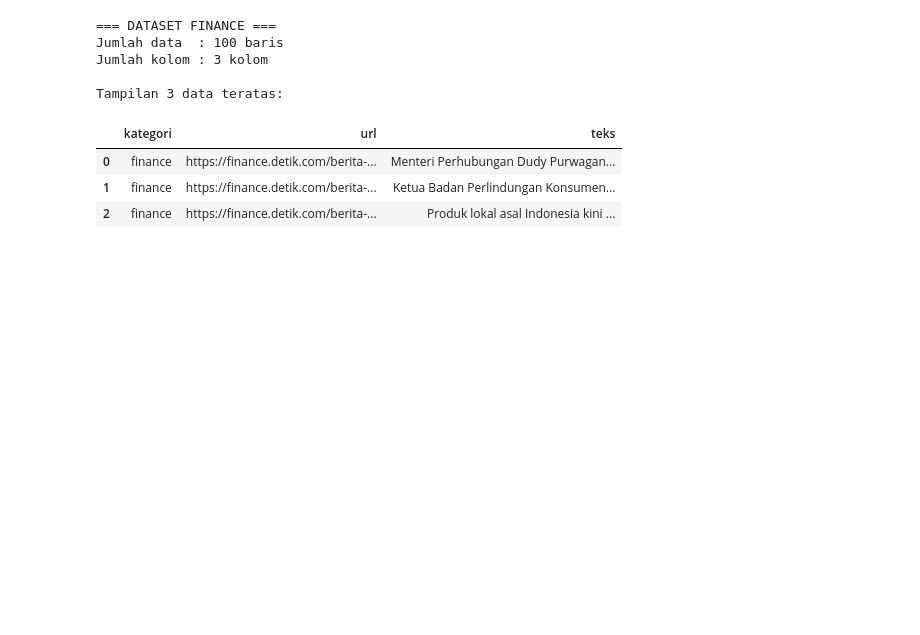
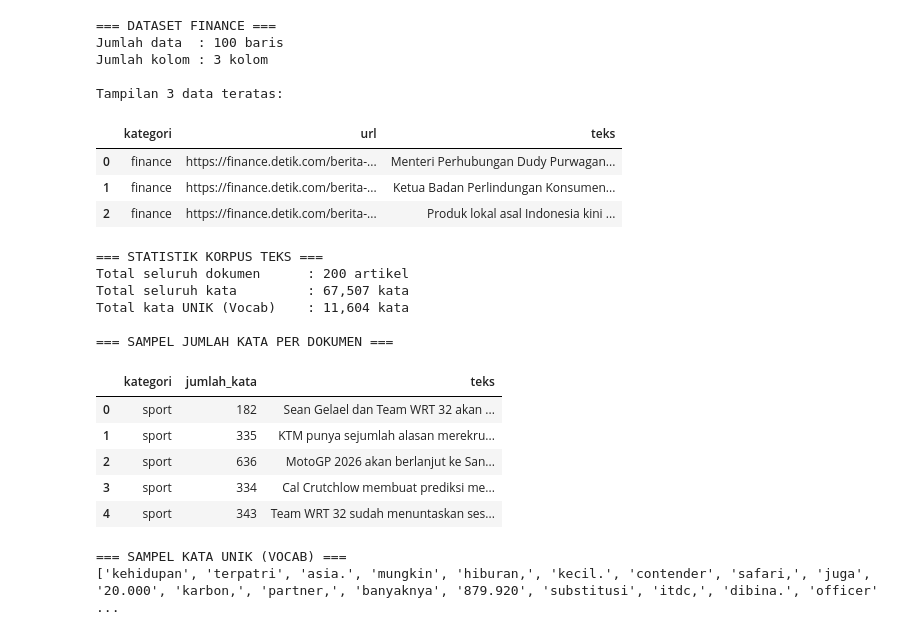
Before and after one commit to fznnfitrah/ppw, a Jupyter notebook: ppw/scraping-data.ipynb, the cells around one changed output. Saved outputs shown, nothing was run; the diff lists cells and outputs as text; code cells hidden in the pictures; blank space fills up the shorter version.

Commit message:
pertemuan 2: mengubah dataset menjadi lebih terstruktur

```diff
--- a/ppw/scraping-data.ipynb
+++ b/ppw/scraping-data.ipynb
@@ -201,3 +202,15 @@ Tampilan 3 data teratas:
 | 0 | finance | https://finance.detik.com/berita-... | Menteri Perhubungan Dudy Purwagan... |
 | 1 | finance | https://finance.detik.com/berita-... | Ketua Badan Perlindungan Konsumen... |
 | 2 | finance | https://finance.detik.com/berita-... | Produk lokal asal Indonesia kini ... |
+# %%
+# Menggabungkan kedua dataset (100 sport + 100 finance = 200 data)
+df_all = pd.concat([df_sport, df_finance], ignore_index=True)
+# %%
+# ==========================================
+# 1. Menghitung Jumlah Kata per Dokumen
+# ==========================================
+# Membuat kolom baru 'jumlah_kata' dengan memecah teks berdasarkan spasi
+df_all['jumlah_kata'] = df_all['teks'].astype(str).apply(lambda x: len(x.split()))
+
+# Menghitung total keseluruhan kata dari ke-200 dokumen
+total_kata_keseluruhan = df_all['jumlah_kata'].sum()
@@ -203,0 +229,30 @@ Tampilan 3 data teratas:
+# %%
+# ==========================================
+# TAMPILKAN HASIL
+# ==========================================
+print("=== STATISTIK KORPUS TEKS ===")
+print(f"Total seluruh dokumen      : {len(df_all)} artikel")
+print(f"Total seluruh kata         : {total_kata_keseluruhan:,} kata")
+print(f"Total kata UNIK (Vocab)    : {jumlah_kata_unik:,} kata")
+
+print("\n=== SAMPEL JUMLAH KATA PER DOKUMEN ===")
+display(df_all[['kategori', 'jumlah_kata', 'teks']].head())
+# %% [output]
+=== STATISTIK KORPUS TEKS ===
+Total seluruh dokumen      : 200 artikel
+Total seluruh kata         : 67,507 kata
+Total kata UNIK (Vocab)    : 11,604 kata
+
+=== SAMPEL JUMLAH KATA PER DOKUMEN ===
+|  | kategori | jumlah_kata | teks |
+| 0 | sport | 182 | Sean Gelael dan Team WRT 32 akan ... |
+| 1 | sport | 335 | KTM punya sejumlah alasan merekru... |
+| 2 | sport | 636 | MotoGP 2026 akan berlanjut ke San... |
+| 3 | sport | 334 | Cal Crutchlow membuat prediksi me... |
+| 4 | sport | 343 | Team WRT 32 sudah menuntaskan ses... |
+# %%
+print("\n=== SAMPEL KATA UNIK (VOCAB) ===")
+print(list(kata_unik))  # Menampilkan 10 kata unik pertama
+# %% [output]
+=== SAMPEL KATA UNIK (VOCAB) ===
+['kehidupan', 'terpatri', 'asia.', 'mungkin', 'hiburan,', 'kecil.', 'contender', 'safari,', 'juga', '20.000', 'karbon,', 'partner,', 'banyaknya', '879.920', 'substitusi', 'itdc,', 'dibina.', 'officer' ...
```
Also changed, not shown: parts of 4 cells of this notebook, 14 other files.
